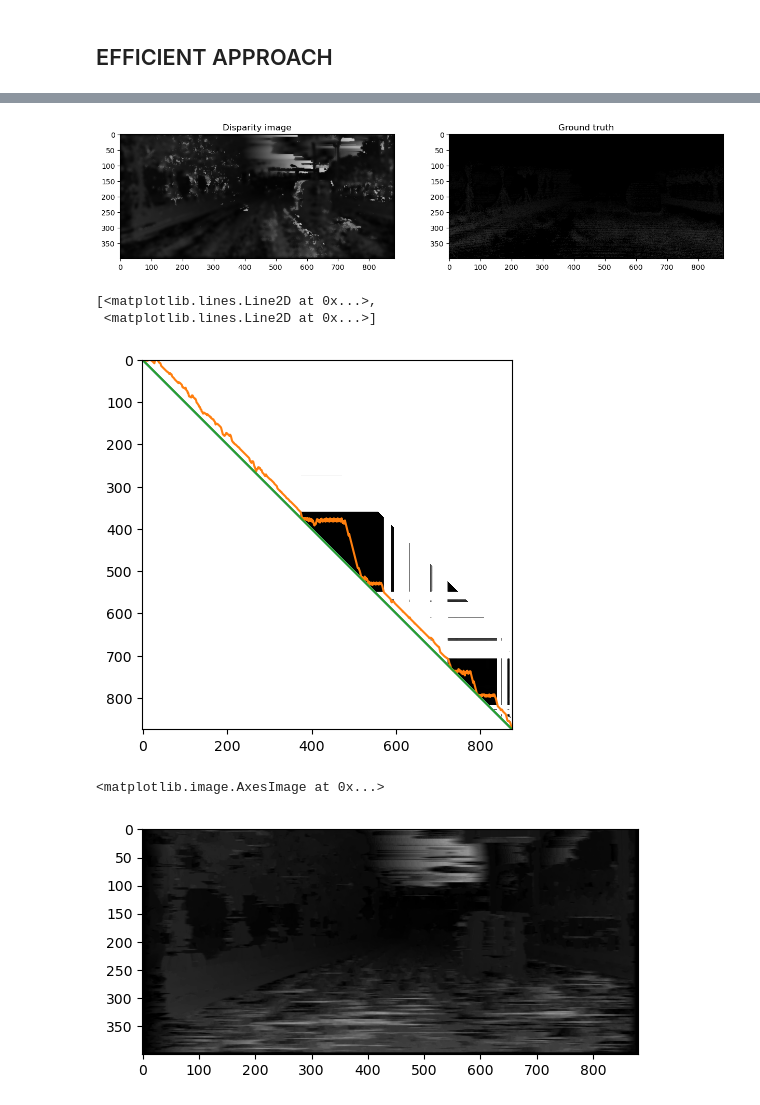
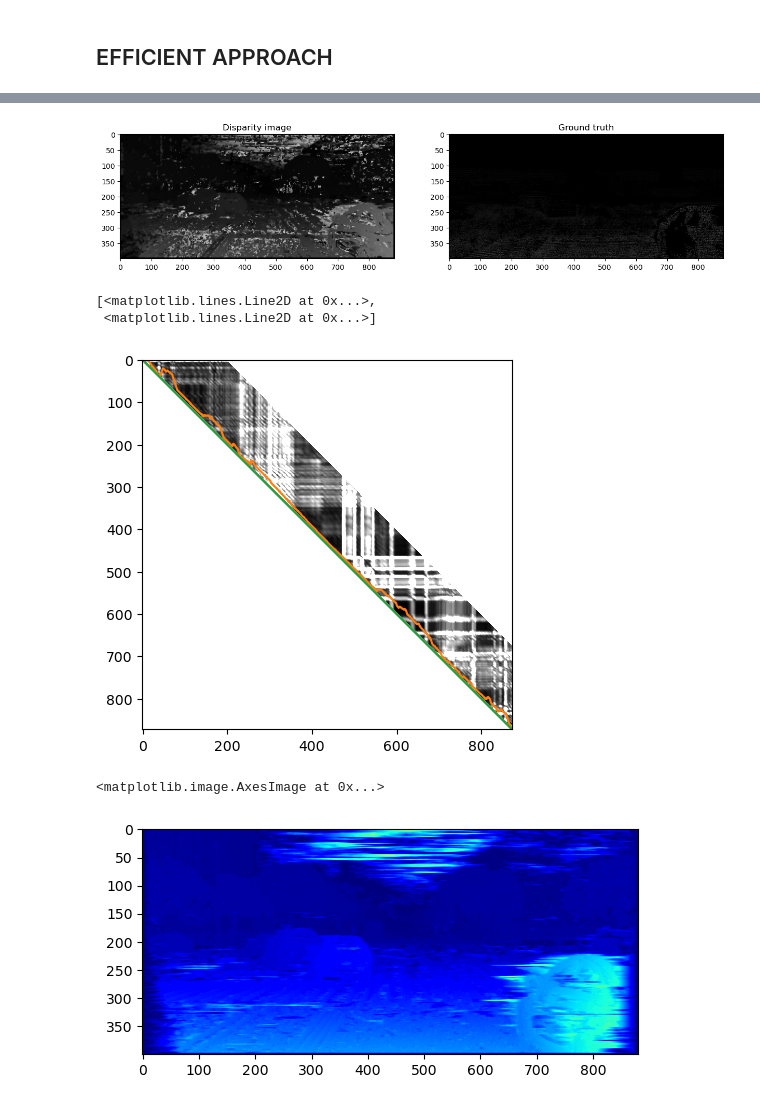
Before and after one commit to Neva-Y/Disparity-Image, a Jupyter notebook: Final-Project.ipynb, the cells around one changed output, grey strips where cells are left out. Saved outputs shown, nothing was run; the diff lists cells and outputs as text; code cells hidden in the pictures.

```diff
--- a/Final-Project.ipynb
+++ b/Final-Project.ipynb
@@ -27,7 +28,7 @@ for filename in allfiles:
 
 # Perform on first image for now
 
-file = filenames[3]
+file = filenames[0]
 
 left_image_name = directory + file + 'left.jpg'
 right_image_name = directory+ file + 'right.jpg'
@@ -334,7 +335,7 @@ plt.title('Ground truth')
 
 plt.show()
 # %% [output]
-[figure, old version]
+[figure, new version]
 # %%
 h,w = img_l_grey.shape
 calc_disp2 = np.zeros((h,w))
@@ -347,7 +348,7 @@ dsi = []
 measure = 'NCC'
 # measure = 'SSD'
 
-row_index=350
+row_index=200
 row = img_l_grey[row_index]
 for col_index_left in range(boundary_size,len(row)-boundary_size, step_size):
 
@@ -419,7 +420,6 @@ def my_shortest_path(arr, reach=1, axis=-1, output_indexlist=False):
     # Find the minimum-cost path to one of the end-points
     m = MCP(arr, offsets=offsets)
     costs, traceback = m.find_costs(starts, ends, find_all_ends=True)
-
     # Figure out which end-point was found
     for end in ends:
         cost = costs[tuple(end)]
@@ -445,7 +445,7 @@ epsilon = 0.01
 # arr = np.array([[ 1 if arr[i,j]-1 < epsilon and i < j else arr[i,j] for j in range(len(arr))] for i in range(len(arr))])
 
 
-p, cost = my_shortest_path(arr, reach=4)
+p, cost = my_shortest_path(arr, reach=3)
 
 p1 = np.arange(0,len(arr))
 points = np.array([[p[i], p1[i]] for i in range(len(p))])
@@ -453,14 +453,14 @@ points = np.array([[p[i], p1[i]] for i in range(len(p))])
 fig,ax = plt.subplots()
 x = np.array(range(len(arr)))
 
-im = ax.imshow(arr, cmap='gray',vmin=1,vmax=1.001)
+im = ax.imshow(arr, cmap='gray',vmin=1,vmax=1.05)
 
 ax.plot(x)
 ax.plot(points)
 # %% [output]
 [<matplotlib.lines.Line2D at 0x...>,
  <matplotlib.lines.Line2D at 0x...>]
-[figure, old version]
+[figure, new version]
 # %%
 # Optised plotting of the disparity map
 h,w = img_l_grey.shape
@@ -501,33 +501,33 @@ for row_index in tqdm(range(boundary_size, len(img_l_grey)-boundary_size, step_s
 
         patch_r = np.transpose(img_r_grey[min_l_y:max_l_y, col_linspace], (1,0,2))
 
 
         # Choose distance measure to generate disparity map
         if measure == "NCC":
             norm_corr = np.sum(patch_l*patch_r, axis=(1,2))/(np.linalg.norm(patch_l)*np.linalg.norm(patch_r, axis=(1,2)))
             dsi.append(norm_corr)
             min_col_index = np.argmax(norm_corr) + min_bound - 1
 
         elif measure == "SSD":
             error = np.sum((patch_l-patch_r)**2, axis=(1,2))
             dsi.append(error)
             min_col_indexx = np.argmin(error) + min_bound - 1
 
     arr = np.transpose(np.array(dsi))
     if measure == "NCC":
         arr = np.array([[ 0.001 if i > j or i+150 < j else arr[i,j] for j in range(len(arr))] for i in range(len(arr))])
         arr = 1/(arr)
 
     elif measure == "SSD":
         arr = np.array([[ np.inf if i > j else arr[i,j] for j in range(len(arr))] for i in range(len(arr))])
 
-    p, cost = my_shortest_path(arr, reach=5)
+    p, cost = my_shortest_path(arr, reach=4)
     p1 = np.arange(0,len(arr))
     points = np.array([[p[i], p1[i]] for i in range(len(p))])
     disp = abs(np.subtract(points[:,1], points[:,0]))
     calc_disp2[row_index][min_bound:max_bound] = disp
 
-plt.imshow(calc_disp2, cmap='gray', vmin=0, vmax=255)
+plt.imshow(calc_disp2, cmap='jet', vmin=0, vmax=255)
 # %% [output]
 <matplotlib.image.AxesImage at 0x...>
-[figure, old version]
+[figure, new version]
```
Also changed, not shown: parts of 7 cells of this notebook, 3 other files.
